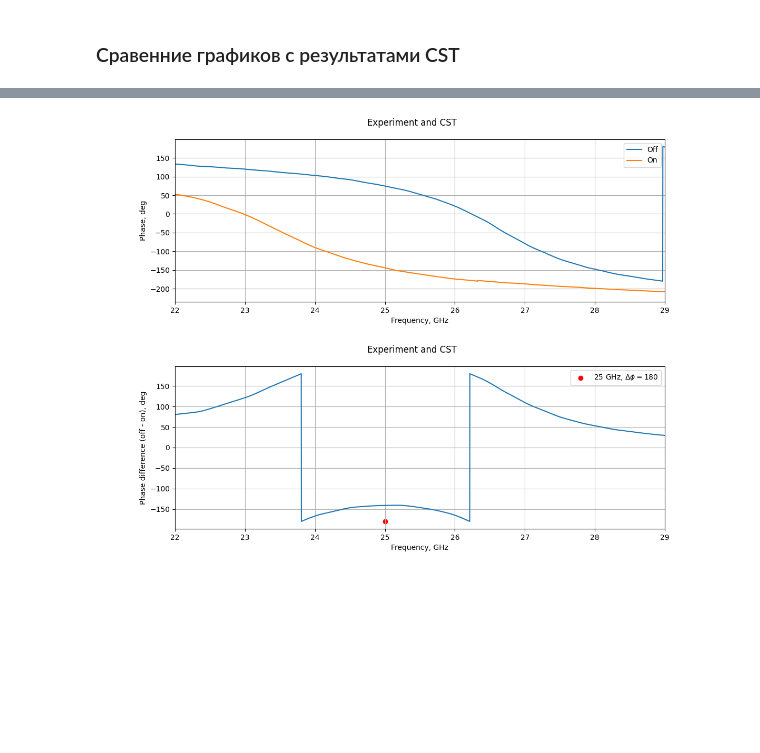
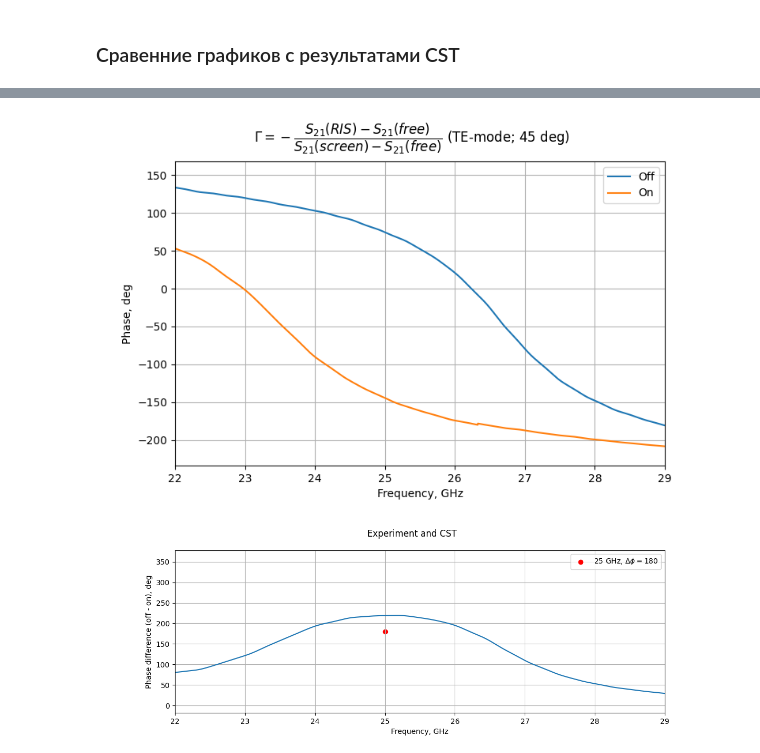
Before and after one commit to isvoropaev02/post_processing_RIS, a Jupyter notebook: 29sept/S21_TE_45deg_29sept.ipynb, the cells around one changed output, grey strips where cells are left out. Drawn from its saved outputs; the diff is of its cells as text; code cells hidden in the pictures; blank space fills up the shorter version.

```diff
--- a/29sept/S21_TE_45deg_29sept.ipynb
+++ b/29sept/S21_TE_45deg_29sept.ipynb
@@ -230,20 +230,20 @@ plt.show()
 # %%
-fig4 = plt.figure(figsize=(12,4))
+fig4 = plt.figure(figsize=(8, 5))
 
 ax_1 = fig4.add_subplot(111)
 
-ax_1.plot(frequency*1e-9, np.degrees(pd.Series(Gamma_off).apply(cmath.phase).to_numpy()), label='Off')
+ax_1.plot(frequency*1e-9, (np.degrees(pd.Series(Gamma_off).apply(cmath.phase))).apply(lambda x: (-360+x if (x >= 150) else x)), label='Off')
 ax_1.plot(frequency*1e-9, np.unwrap(np.degrees(pd.Series(Gamma_on).apply(cmath.phase).to_numpy())), label='On')
 #ax_1.scatter([25], [-180], color='r', label = r'25 GHz, $\Delta\phi = 180$')
 #ax_1.plot(cst_freq, np.degrees(cst_Gamma.apply(cmath.phase).to_numpy()), label='Modeling')
 ax_1.set_xlabel("Frequency, GHz")
 ax_1.set_ylabel("Phase, deg")
 ax_1.set_xlim(left=22, right=29)
 ax_1.legend()
 ax_1.grid()
 
 
-fig4.suptitle('Experiment and CST')
+fig4.suptitle(r'$\Gamma = -\dfrac{S_{21}(RIS)-S_{21}(free)}{S_{21}(screen)-S_{21}(free)}$ (TE-mode; 45 deg)')
 plt.show()
 # %% [output]
-[figure, old version]
+[figure, new version]
@@ -252,8 +258,8 @@ fig5 = plt.figure(figsize=(12,4))
 
 ax_1 = fig5.add_subplot(111)
 
-ax_1.plot(frequency*1e-9, np.degrees(pd.Series(Gamma_off / Gamma_on).apply(cmath.phase).to_numpy()))
-ax_1.scatter([25], [-180], color='r', label = r'25 GHz, $\Delta\phi = 180$')
+ax_1.plot(frequency*1e-9, np.degrees(pd.Series(Gamma_off / Gamma_on).apply(cmath.phase)).apply(m_unwrap))
+ax_1.scatter([25], [180], color='r', label = r'25 GHz, $\Delta\phi = 180$')
 #ax_1.plot(cst_freq, np.degrees(cst_Gamma.apply(cmath.phase).to_numpy()), label='Modeling')
 ax_1.set_xlabel("Frequency, GHz")
 ax_1.set_ylabel("Phase difference (off - on), deg")
@@ -265,4 +271,4 @@ ax_1.grid()
 fig5.suptitle('Experiment and CST')
 plt.show()
 # %% [output]
-[figure, old version]
+[figure, new version]
```
Also changed, not shown: parts of 4 cells of this notebook, 4 other files.
